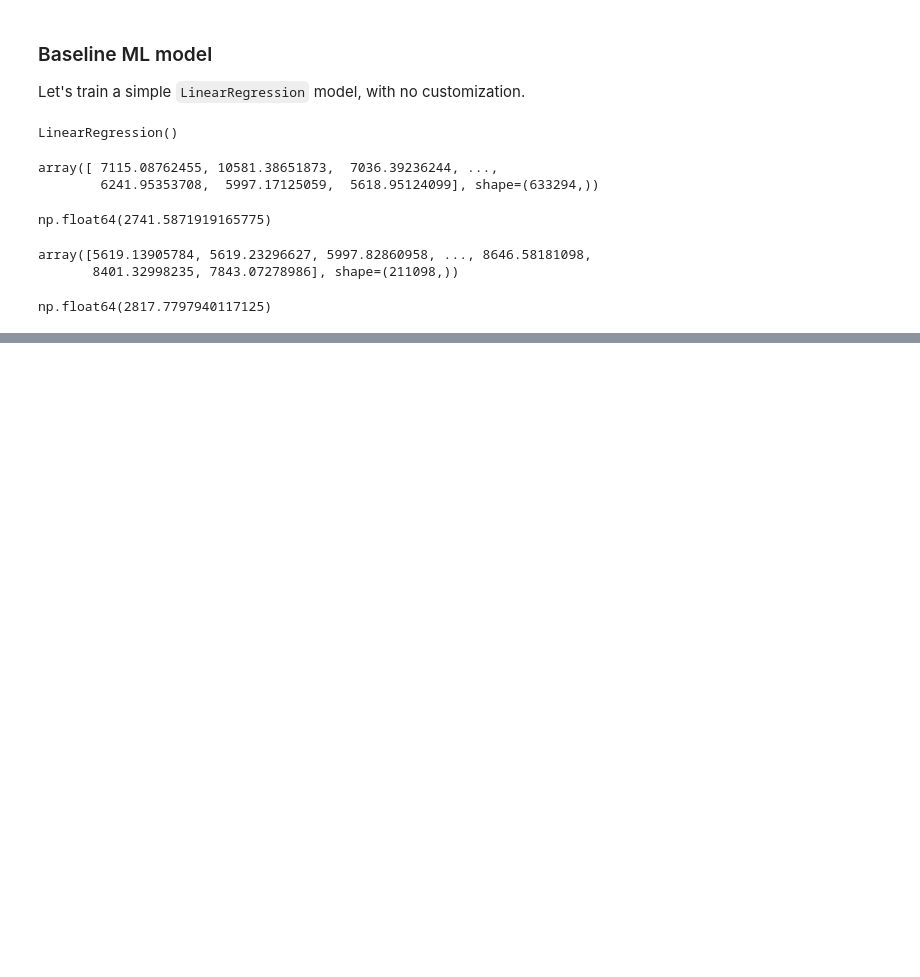
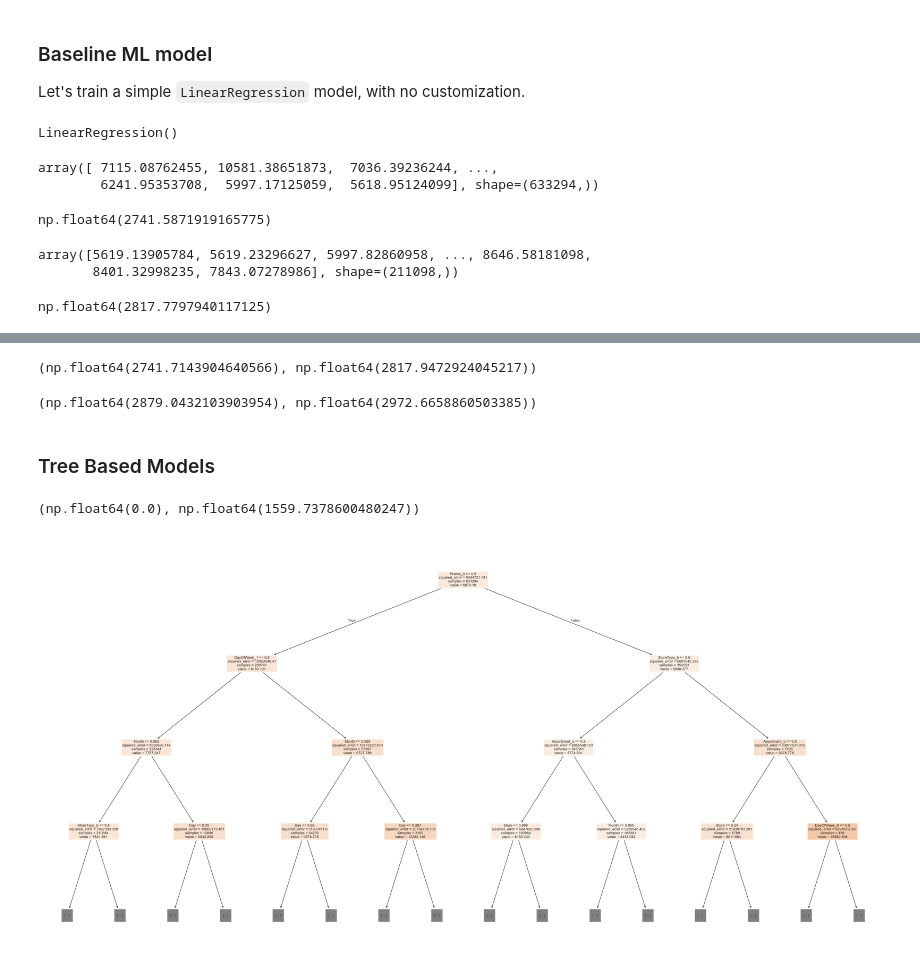
Before and after one commit to John-Fadipe/Machine_Learning_with_Python_and_Scikit_Learn, a Jupyter notebook: How to Approach Machine Learning Projects/How to Approach Machine Learning Projects.ipynb, the cells around one changed output, grey strips where cells are left out. Cells and saved outputs as stored; diff of their text form; code cells hidden in the pictures; blank space fills up the shorter version.

```diff
--- a/How to Approach Machine Learning Projects/How to Approach Machine Learning Projects.ipynb
+++ b/How to Approach Machine Learning Projects/How to Approach Machine Learning Projects.ipynb
@@ -491,0 +520,10 @@ np.float64(2817.7797940117125)
+# %%
+try_model(Lasso())
+# %% [output]
+(np.float64(2741.7143904640566), np.float64(2817.9472924045217))
+# %%
+try_model(ElasticNet())
+# %% [output]
+(np.float64(2879.0432103903954), np.float64(2972.6658860503385))
+# %% [markdown]
+### Tree Based Models
@@ -491,0 +532,10 @@ np.float64(2817.7797940117125)
+# %%
+tree = DecisionTreeRegressor(random_state = 42)
+try_model(tree)
+# %% [output]
+(np.float64(0.0), np.float64(1559.7378600480247))
+# %%
+plt.figure(figsize = (40, 20))
+plot_tree(tree, max_depth = 3, filled = True, feature_names = numeric_columns + encoded_columns);
+# %% [output]
+[figure, added]
```
Also changed, not shown: parts of 37 cells of this notebook, 1 other file.
